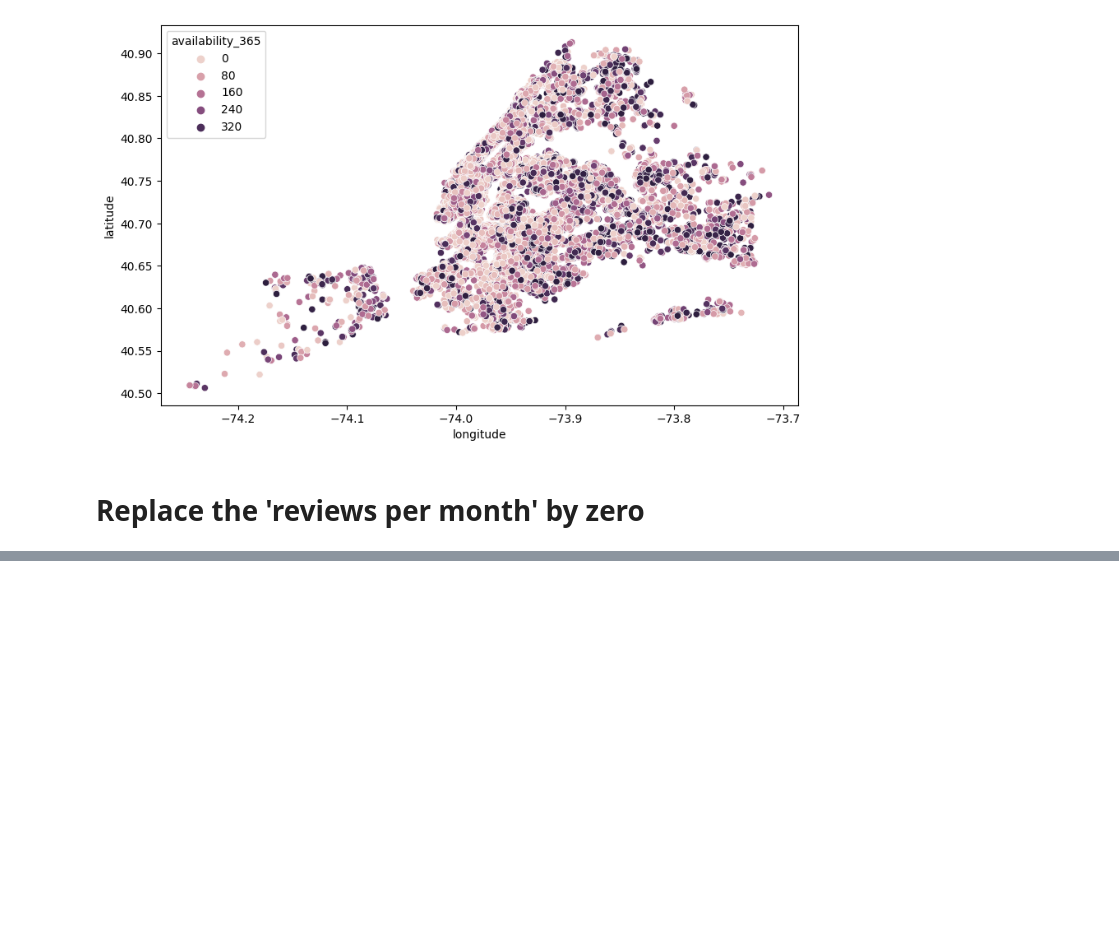
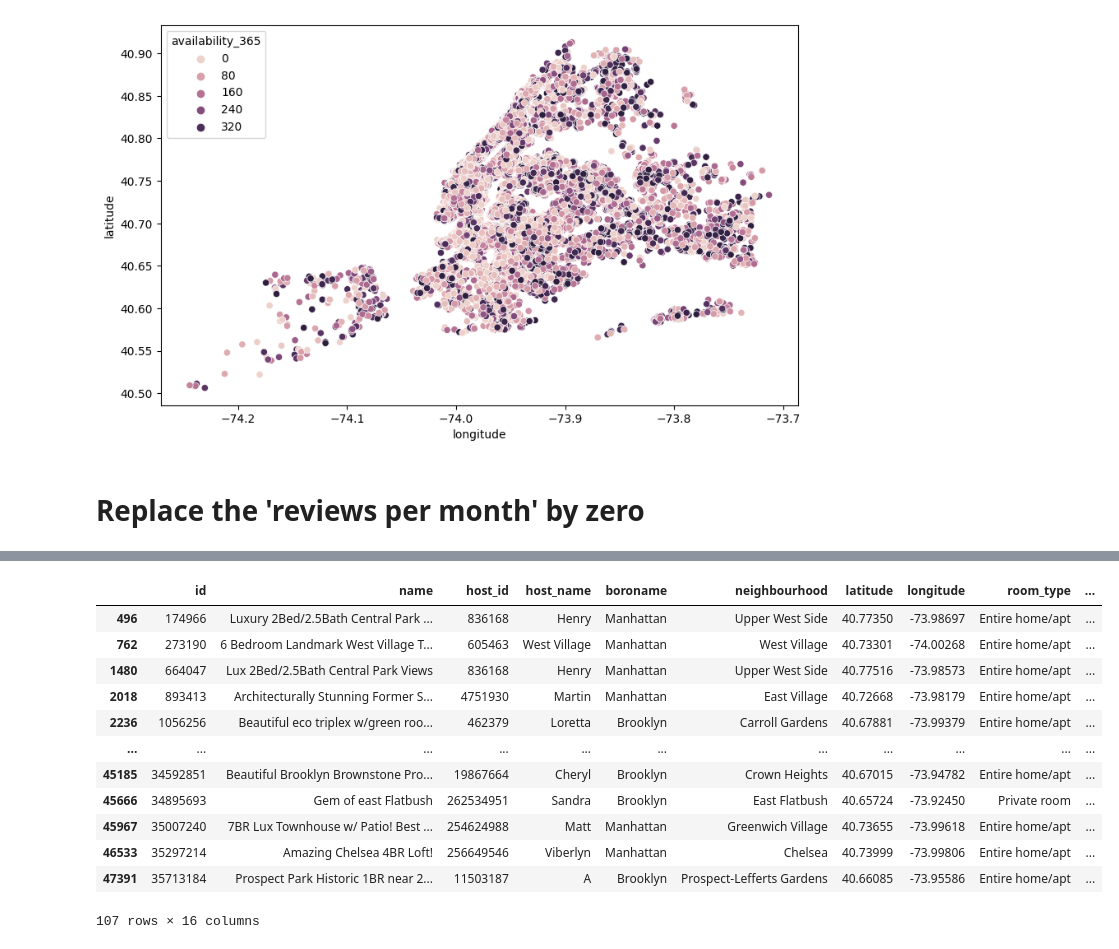
Before and after one commit to Suesue098/Basic, a Jupyter notebook: New York AirBnb open data.ipynb, the cells around one changed output, grey strips where cells are left out. Cells and saved outputs as stored; diff of their text form; code cells hidden in the pictures; blank space fills up the shorter version.

```diff
--- a/New York AirBnb open data.ipynb
+++ b/New York AirBnb open data.ipynb
@@ -197,0 +245,17 @@ plt.show()
+# %%
+ #Filtering listings with price > 1000
+ df1[df1["price"] > 1000]
+# %% [output]
+|  | id | name | host_id | host_name | boroname | neighbourhood | latitude | longitude | room_type | ... |
+| 496 | 174966 | Luxury 2Bed/2.5Bath Central Park ... | 836168 | Henry | Manhattan | Upper West Side | 40.77350 | -73.98697 | Entire home/apt | ... |
+| 762 | 273190 | 6 Bedroom Landmark West Village T... | 605463 | West Village | Manhattan | West Village | 40.73301 | -74.00268 | Entire home/apt | ... |
+| 1480 | 664047 | Lux 2Bed/2.5Bath Central Park Views | 836168 | Henry | Manhattan | Upper West Side | 40.77516 | -73.98573 | Entire home/apt | ... |
+| 2018 | 893413 | Architecturally Stunning Former S... | 4751930 | Martin | Manhattan | East Village | 40.72668 | -73.98179 | Entire home/apt | ... |
+| 2236 | 1056256 | Beautiful eco triplex w/green roo... | 462379 | Loretta | Brooklyn | Carroll Gardens | 40.67881 | -73.99379 | Entire home/apt | ... |
+| ... | ... | ... | ... | ... | ... | ... | ... | ... | ... | ... |
+| 45185 | 34592851 | Beautiful Brooklyn Brownstone Pro... | 19867664 | Cheryl | Brooklyn | Crown Heights | 40.67015 | -73.94782 | Entire home/apt | ... |
+| 45666 | 34895693 | Gem of east Flatbush | 262534951 | Sandra | Brooklyn | East Flatbush | 40.65724 | -73.92450 | Private room | ... |
+| 45967 | 35007240 | 7BR Lux Townhouse w/ Patio! Best ... | 254624988 | Matt | Manhattan | Greenwich Village | 40.73655 | -73.99618 | Entire home/apt | ... |
+| 46533 | 35297214 | Amazing Chelsea 4BR Loft! | 256649546 | Viberlyn | Manhattan | Chelsea | 40.73999 | -73.99806 | Entire home/apt | ... |
+| 47391 | 35713184 | Prospect Park Historic 1BR near 2... | 11503187 | A | Brooklyn | Prospect-Lefferts Gardens | 40.66085 | -73.95586 | Entire home/apt | ... |
+107 rows × 16 columns
```
Also changed, not shown: parts of 15 cells of this notebook.
